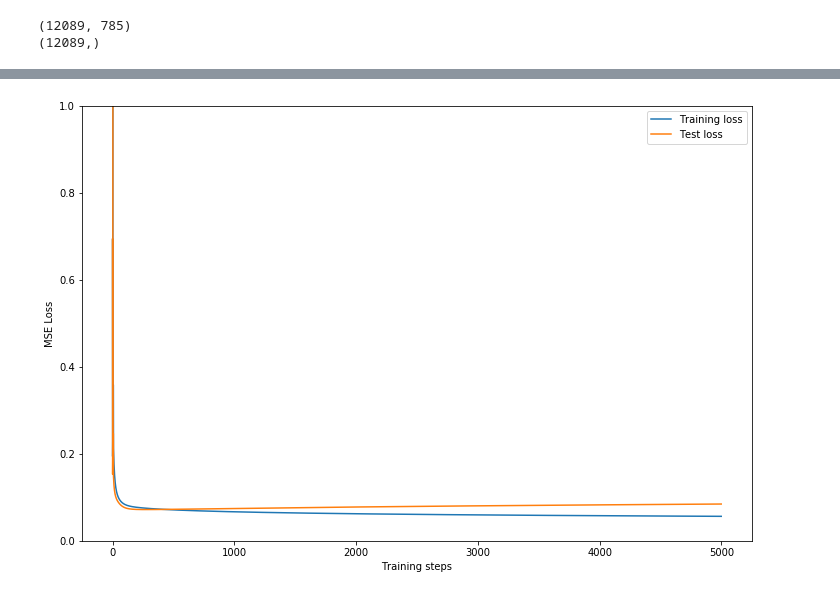
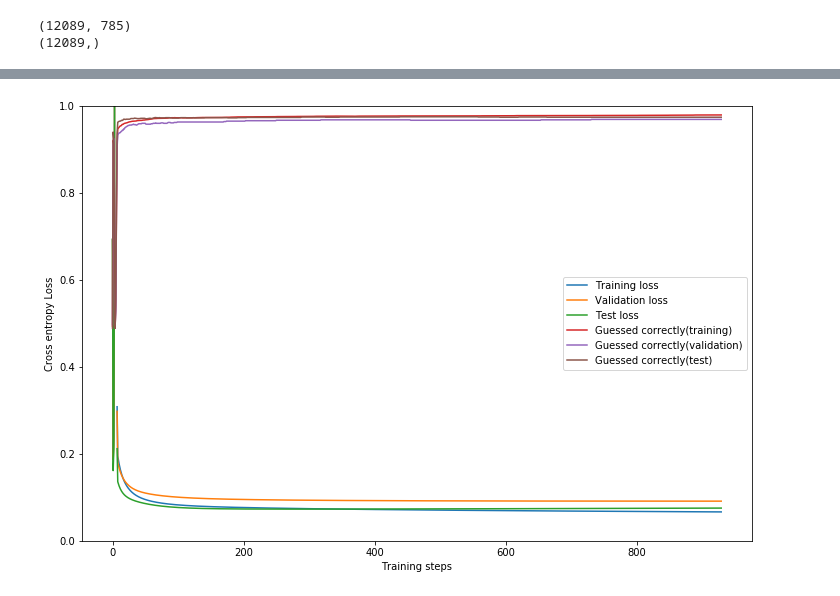
Before and after one commit to audunhem/ComputerVision, a Jupyter notebook: ComputerVision-master/Assignment 1 (1).ipynb, the cells around one changed output, grey strips where cells are left out. Cells and saved outputs as stored; diff of their text form; code cells hidden in the pictures.

```diff
--- a/ComputerVision-master/Assignment 1 (1).ipynb
+++ b/ComputerVision-master/Assignment 1 (1).ipynb
@@ -18,21 +18,37 @@ X_test = X_test[(Y_test == 3) | (Y_test == 2)]
 Y_test = Y_test[(Y_test == 3) | (Y_test == 2)]
 Y_test = (Y_test == 2).astype(int)
 
+NUMBER_IN_TRAINING_SET = 10000;
+NUMBER_IN_TEST_SET =2000;
+NUMBER_IN_VALIDATION_SET = 1000;
+
 print(Y_train.shape)
 #Test sets
-X_test_set = X_train[10000:12000];
-Y_test_set = Y_train[10000:12000];
+X_test_set = X_train[NUMBER_IN_TRAINING_SET:NUMBER_IN_TRAINING_SET + NUMBER_IN_TEST_SET];
+Y_test_set = Y_train[NUMBER_IN_TRAINING_SET:NUMBER_IN_TRAINING_SET + NUMBER_IN_TEST_SET];
 
 #for debugging purposes
-X_train = X_train[0:10000];
-Y_train = Y_train[0:10000];
+X_train = X_train[0:NUMBER_IN_TRAINING_SET];
+Y_train = Y_train[0:NUMBER_IN_TRAINING_SET];
+
+
+
+#Split into validation and training set
+X_validation = X_train[NUMBER_IN_TRAINING_SET - NUMBER_IN_VALIDATION_SET: NUMBER_IN_TRAINING_SET];
+Y_validation = Y_train[NUMBER_IN_TRAINING_SET - NUMBER_IN_VALIDATION_SET: NUMBER_IN_TRAINING_SET];
+
+X_train = X_train[0:NUMBER_IN_TRAINING_SET - NUMBER_IN_VALIDATION_SET];
+Y_train = Y_train[0:NUMBER_IN_TRAINING_SET - NUMBER_IN_VALIDATION_SET];
+
+
+
 
 
 
 #implementing gradient descent
 weights = np.zeros(X_train[0].size)
 
-m = 5000
+m = 1000
 learning_rate = 0.000001
 
 def cross_entropy_loss_function(target, output_probability):
@@ -49,38 +65,80 @@ def values_guessed_correctly_percentage(probabilities_of_values, actual_values):
             VALUES_GUESSED[i]=1
         if VALUES_GUESSED[i]==actual_values[i]:
             correctly_guessed_numbers+=1
-    print(correctly_guessed_numbers)
+    return (correctly_guessed_numbers/(probabilities_of_values.size))
 
 TRAIN_LOSS = np.zeros(m)
 TEST_LOSS = np.zeros(m)
+VALIDATION_LOSS = np.zeros(m)
+
+TRAIN_PERCENTAGE_CORRECTLY = np.zeros(m)
+VALIDATION_PERCENTAGE_CORRECTLY = np.zeros(m)
+TEST_PERCENTAGE_CORRECTLY = np.zeros(m)
+
+WEIGHTS=[[],[],[]]
 STEP = np.zeros(m)
 
-for i in range(0,m): #Må ordne med validation set også (nå har vi test set og training set), legge inn early stopping?
+#for early stopping
+cost_increase_in_a_row = 0;
+iteration_should_stop = 0;
+end_weights = np.zeros(X_train[0].size)
+
+
+lamda = 0
+#Training routine
+for i in range(0,m):
+
+
+
     probability = 1 / (1 + np.exp(np.dot(X_train,weights))) #mulig pluss/minus-feil
+    validation_set_probability = 1 / (1 + np.exp(np.dot(X_validation,weights)))
     test_set_probability = 1 / (1 + np.exp(np.dot(X_test_set,weights)))
 
     TRAIN_LOSS[i]=cross_entropy_loss_function(Y_train,probability)
+    VALIDATION_LOSS[i]=cross_entropy_loss_function(Y_validation,validation_set_probability)
     TEST_LOSS[i]=cross_entropy_loss_function(Y_test_set,test_set_probability)
+
+    TRAIN_PERCENTAGE_CORRECTLY[i] = values_guessed_correctly_percentage(probability,Y_train)
+    VALIDATION_PERCENTAGE_CORRECTLY[i] = values_guessed_correctly_percentage(validation_set_probability,Y_validation)
+    TEST_PERCENTAGE_CORRECTLY[i]= values_guessed_correctly_percentage(test_set_probability,Y_test_set)
+
     STEP[i]=i
+
+    #For early stopping
+    if (i>10 and VALIDATION_LOSS[i]>VALIDATION_LOSS[i-1]):
+        cost_increase_in_a_row +=1
+        if(cost_increase_in_a_row>2):
+            print("i: ",i)
+            iteration_should_stop=i-3;
+            end_weights = WEIGHTS[(i-2)%3]
+            break
+    else:
+        cost_increase_in_a_row = 0
+    WEIGHTS[i%3]=weights
+
 
     error = Y_train - probability
     weights = weights - learning_rate * np.dot(error,X_train)/500
 
-values_guessed_correctly_percentage(probability,Y_train)
-values_guessed_correctly_percentage(test_set_probability,Y_test_set)
 
+print(end_weights)
 #print(LOSS)
 #print(Y_train)
 #print(probability)
 #print(TRAIN_LOSS)
-print(TEST_LOSS)
+#print(TEST_LOSS)
 
 plt.figure(figsize=(12, 8 ))
 plt.ylim([0, 1])
 plt.xlabel("Training steps")
-plt.ylabel("MSE Loss")
-plt.plot(STEP, TRAIN_LOSS, label="Training loss")
-plt.plot(STEP, TEST_LOSS, label="Test loss")
+plt.ylabel("Cross entropy Loss")
+plt.plot(STEP[0:iteration_should_stop], TRAIN_LOSS[0:iteration_should_stop], label="Training loss")
+plt.plot(STEP[0:iteration_should_stop], VALIDATION_LOSS[0:iteration_should_stop], label="Validation loss")
+plt.plot(STEP[0:iteration_should_stop], TEST_LOSS[0:iteration_should_stop], label="Test loss")
+plt.plot(STEP[0:iteration_should_stop], TRAIN_PERCENTAGE_CORRECTLY[0:iteration_should_stop], label="Guessed correctly(training)")
+plt.plot(STEP[0:iteration_should_stop], VALIDATION_PERCENTAGE_CORRECTLY[0:iteration_should_stop], label="Guessed correctly(validation)")
+plt.plot(STEP[0:iteration_should_stop], TEST_PERCENTAGE_CORRECTLY[0:iteration_should_stop], label="Guessed correctly(test)")
+
 #plt.plot(TRAINING_STEP, VAL_LOSS, label="Validation loss")
 plt.legend() # Shows graph labels
 
@@ -94 +166 @@ plt.show()
-[figure, old version]
+[figure, new version]
```
Also changed, not shown: parts of 1 cell of this notebook.
